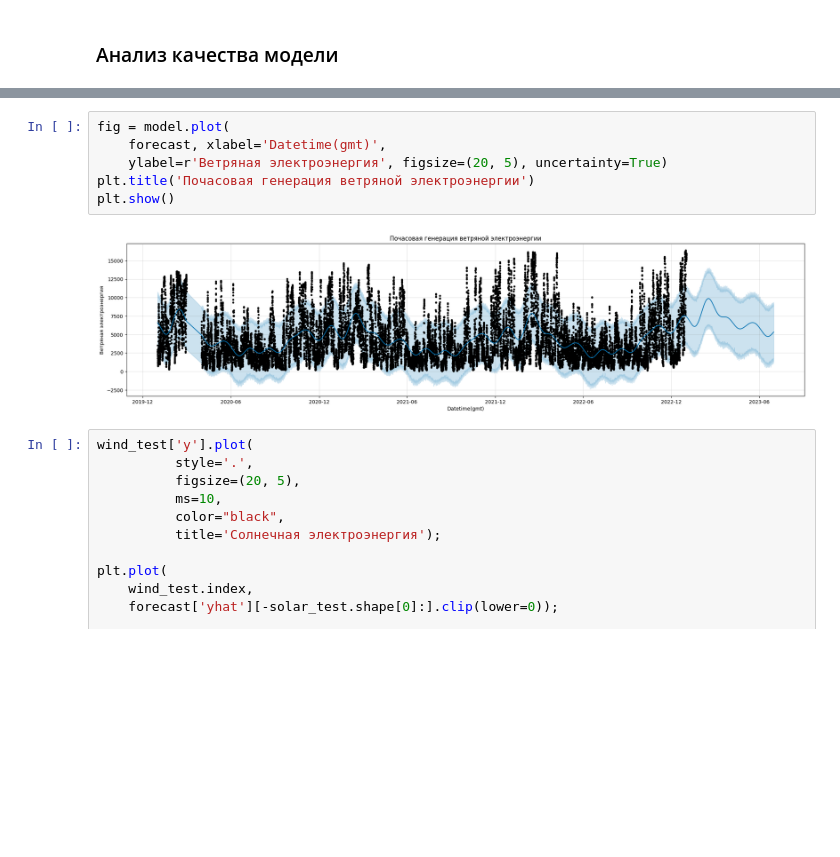
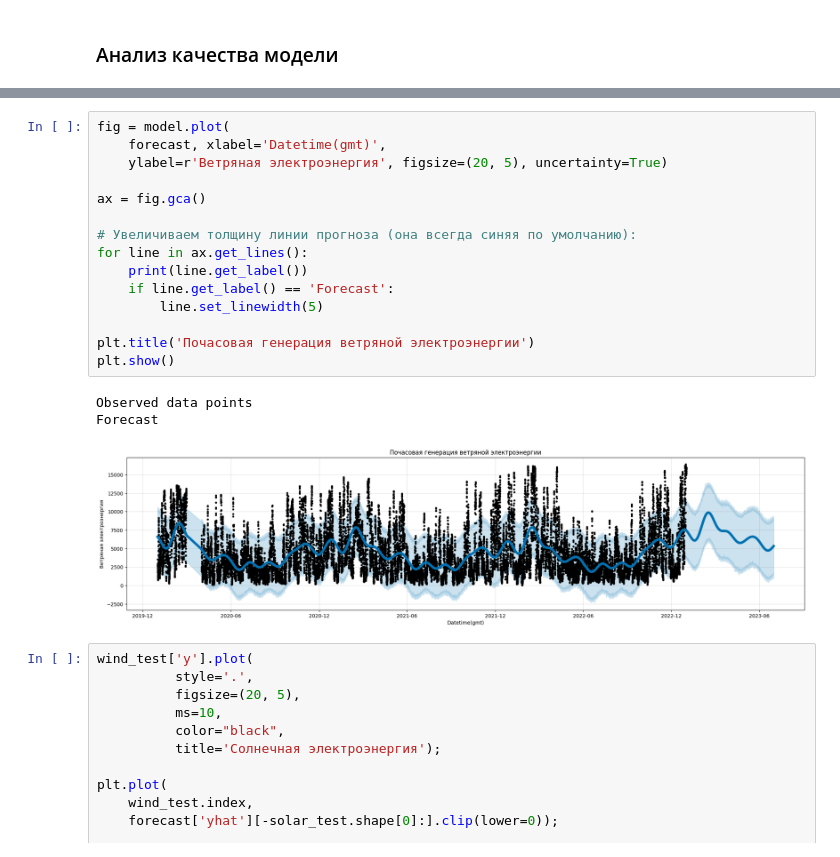
Before and after one commit to ArtyomShabunin/SMOPA, a Jupyter notebook: lesson_8.ipynb, the cells around one changed output, grey strips where cells are left out. Drawn from its saved outputs; the diff is of its cells as text; blank space fills up the shorter version.

```diff
--- a/lesson_8.ipynb
+++ b/lesson_8.ipynb
@@ -844,11 +886,22 @@ forecast= model.predict(future)
 # %%
 fig = model.plot(
     forecast, xlabel='Datetime(gmt)',
     ylabel=r'Ветряная электроэнергия', figsize=(20, 5), uncertainty=True)
+
+ax = fig.gca()
+
+# Увеличиваем толщину линии прогноза (она всегда синяя по умолчанию):
+for line in ax.get_lines():
+    print(line.get_label())
+    if line.get_label() == 'Forecast':
+        line.set_linewidth(5)
+
 plt.title('Почасовая генерация ветряной электроэнергии')
 plt.show()
 # %% [output]
+Observed data points
+Forecast
-[figure, old version]
+[figure, new version]
 # %%
 wind_test['y'].plot(
           style='.',
```
Also changed, not shown: parts of 20 cells of this notebook.
